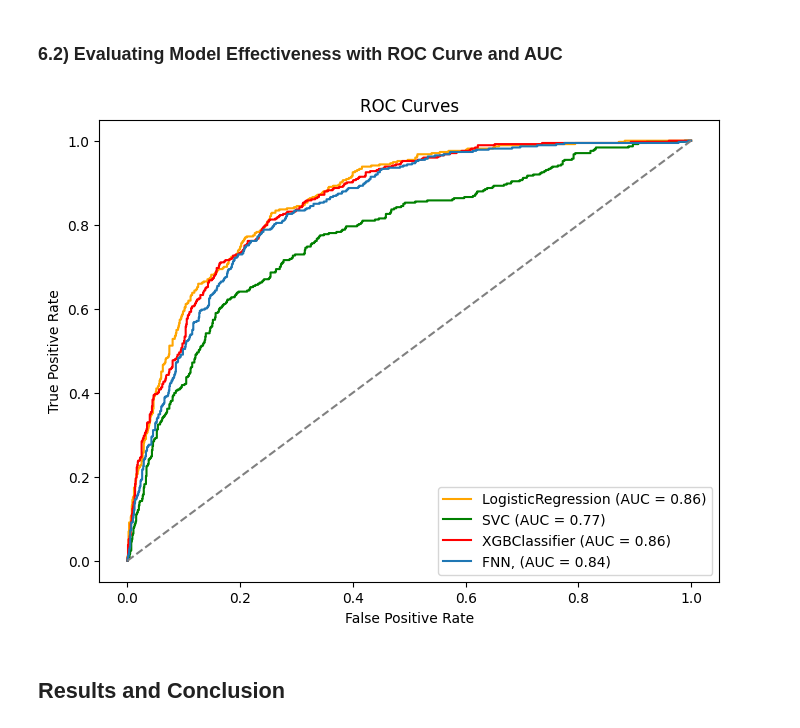
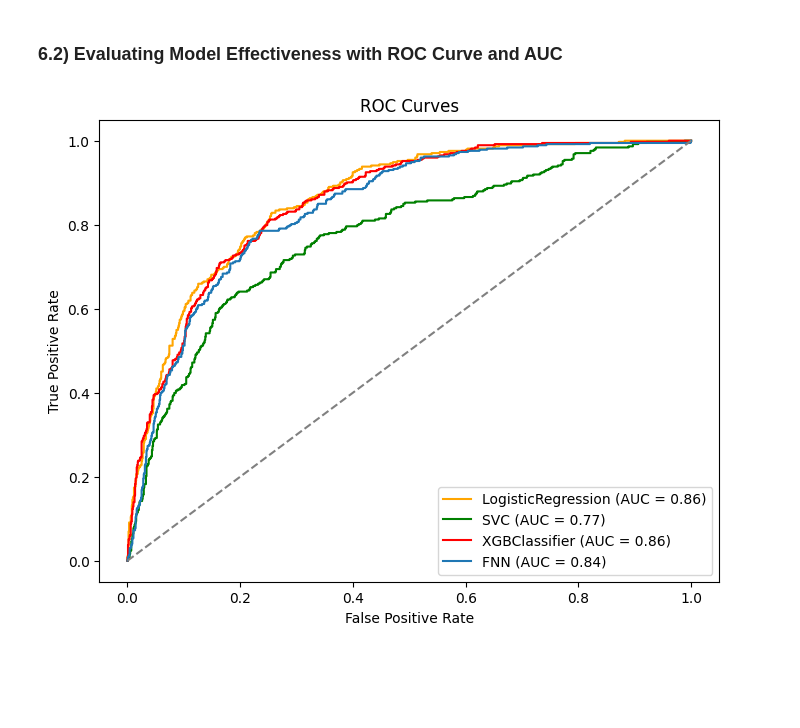
Before and after one commit to 87tana/ChurnPrediction-ML_WebApp, a Jupyter notebook: Model Building_CustomerChurn.ipynb, the cells around one changed output. Saved outputs shown, nothing was run; the diff lists cells and outputs as text; code cells hidden in the pictures; blank space fills up the shorter version.

```diff
--- a/Model Building_CustomerChurn.ipynb
+++ b/Model Building_CustomerChurn.ipynb
@@ -818,42 +816,37 @@ plt.show()
 # %% [markdown]
 ### 6.2) Evaluating Model Effectiveness with ROC Curve and AUC
-# %%
-
-
-# Define color palette
-colors = ['orange', 'green', 'red', 'purple']
-
-# Create a figure and axes object
-fig, ax = plt.subplots(figsize=(8, 6))
-
-# Plot the ROC curve for the Neural Network
-#fpr, tpr, _ = roc_curve(y_test, FNN_predicted_classes)
-#roc_auc = auc(fpr, tpr)
-#ax.plot(fpr, tpr, color='purple', lw=2, label=f'Neural Network FNN (AUC = {roc_auc:.2f})')
-
-# Plot the ROC curve for other models using RocCurveDisplay
-for i, estimator in enumerate([best_logreg, best_svm, best_xgb]):
-    roc_display = RocCurveDisplay.from_estimator(estimator, X_test, y_test, ax=ax, name=estimator.__class__.__name__, color=colors[i])
-
-
-fpr, tpr, _ = metrics.roc_curve(y_test, np.squeeze(FNN_prediction, axis=1))
-auc = metrics.roc_auc_score(y_test, np.squeeze(FNN_prediction, axis=1))
-ax.plot(fpr,tpr,label="FNN, (AUC = %.2f)" % (auc))
-
-
-# Plot the diagonal line
-ax.plot([0, 1], [0, 1], linestyle='--', color='gray')
-
-# Add axis labels and a title
-ax.set_xlabel('False Positive Rate')
-ax.set_ylabel('True Positive Rate')
-ax.set_title('ROC Curves')
-
-# Add a legend
-ax.legend()
-
-plt.savefig('ROC_Curves.png', bbox_inches='tight')
-# %% [output]
-[figure, removed]
-# %% [markdown]
-## Results and Conclusion
+# %%
+# Define color palette
+colors = ['orange', 'green', 'red', 'purple']
+
+# Create a figure and axes object
+fig, ax = plt.subplots(figsize=(8, 6))
+
+# Plot ROC curves for best_logreg, best_svm, and best_xgb
+for i, estimator in enumerate([best_logreg, best_svm, best_xgb]):
+    roc_display = RocCurveDisplay.from_estimator(estimator, X_test, y_test, ax=ax,
+                                                 name=estimator.__class__.__name__, color=colors[i])
+
+# Plot ROC curve for FNN
+fpr, tpr, _ = metrics.roc_curve(y_test, np.squeeze(FNN_prediction, axis=1))
+auc = metrics.roc_auc_score(y_test, np.squeeze(FNN_prediction, axis=1))
+ax.plot(fpr, tpr, label=f"FNN (AUC = {auc:.2f})")
+
+# Plot the diagonal line
+ax.plot([0, 1], [0, 1], linestyle='--', color='gray')
+
+# Add axis labels and a title
+ax.set_xlabel('False Positive Rate')
+ax.set_ylabel('True Positive Rate')
+ax.set_title('ROC Curves')
+
+# Add a legend
+ax.legend()
+
+# Save the figure
+plt.savefig('ROC_Curves.png', bbox_inches='tight')
+
+# Display the plot
+plt.show()
+# %% [output]
+[figure, added]
```
Also changed, not shown: parts of 15 cells of this notebook.
